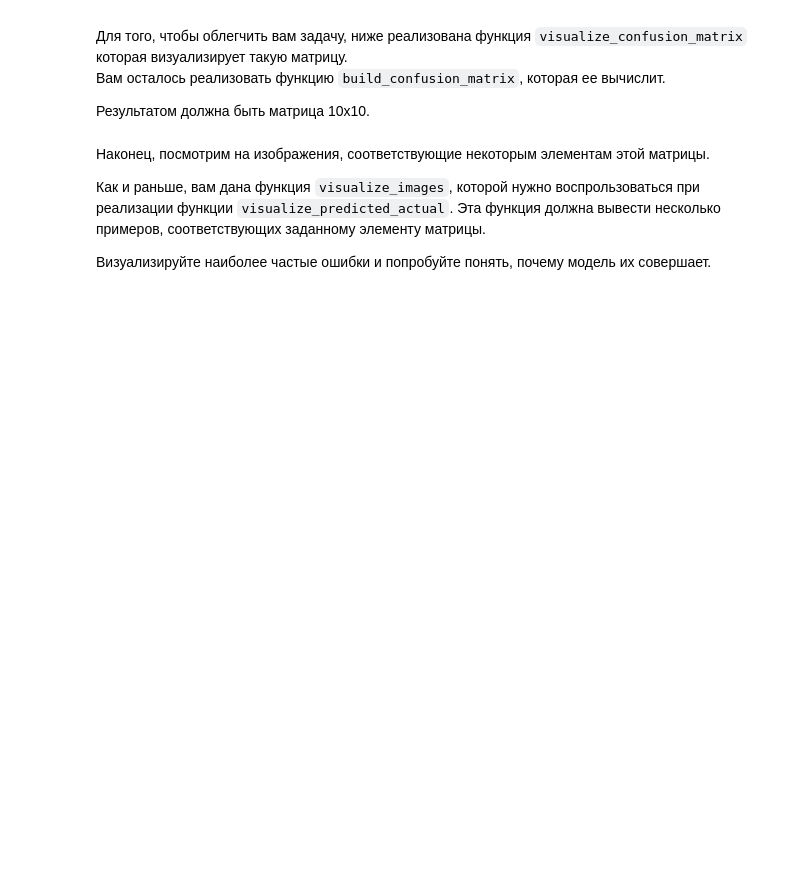
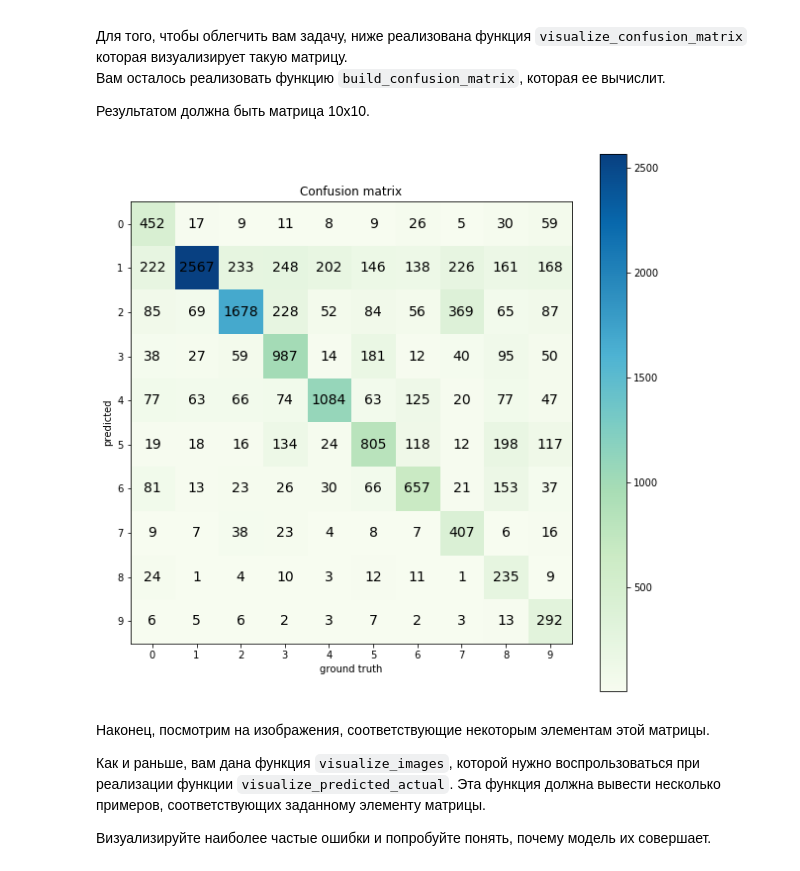
Before and after one commit to DenisYarullin/dlcourse_ai, a Jupyter notebook: assignments/assignment2/PyTorch.ipynb, the cells around one changed output. Drawn from its saved outputs; the diff is of its cells as text; code cells hidden in the pictures; blank space fills up the shorter version.

Commit message:
assignment 2, part 2: PyTorch network, complited

```diff
--- a/assignments/assignment2/PyTorch.ipynb
+++ b/assignments/assignment2/PyTorch.ipynb
@@ -356,12 +356,20 @@ def evaluate_model(model, dataset, indices):
     grount_truth: np array of ints - actual labels of the dataset
     """
     model.eval() # Evaluation mode
+    loader = torch.utils.data.DataLoader(dataset, batch_size=batch_size, sampler=SubsetSampler(indices))
+    with torch.no_grad():
+        predictions = []
+        ground_truth = []
+
+        for (x, y) in loader:
+            prediction = model(x)
+            indices = torch.argmax(prediction, 1)
+            predictions = np.hstack((predictions, indices))
+            ground_truth = np.hstack((ground_truth, y))
 
     # TODO: Evaluate model on the list of indices and capture predictions
     # and ground truth labels
     # Hint: SubsetSampler above could be useful!
-
-    raise Exception("Not implemented")
 
     return predictions, ground_truth
 
@@ -398,35 +406,38 @@ def visualize_confusion_matrix(confusion_matrix):
     assert confusion_matrix.shape[0] == confusion_matrix.shape[1]
     size = confusion_matrix.shape[0]
     fig = plt.figure(figsize=(10,10))
     plt.title("Confusion matrix")
     plt.ylabel("predicted")
     plt.xlabel("ground truth")
     res = plt.imshow(confusion_matrix, cmap='GnBu', interpolation='nearest')
     cb = fig.colorbar(res)
     plt.xticks(np.arange(size))
     plt.yticks(np.arange(size))
     for i, row in enumerate(confusion_matrix):
         for j, count in enumerate(row):
             plt.text(j, i, count, fontsize=14, horizontalalignment='center', verticalalignment='center')
 
 def build_confusion_matrix(predictions, ground_truth):
     """
     Builds confusion matrix from predictions and ground truth
 
     predictions: np array of ints, model predictions for all validation samples
     ground_truth: np array of ints, ground truth for all validation samples
 
     Returns:
     np array of ints, (10,10), counts of samples for predicted/ground_truth classes
     """
 
     confusion_matrix = np.zeros((10,10), np.int)
-
+    for pred, gt in zip(predictions, ground_truth):
+        confusion_matrix[int(pred)][int(gt)] += 1
     # TODO: Implement filling the prediction matrix
-    return np.array([[40, 2, 3], [10, 50,0], [0, 2, 80]])
+    return confusion_matrix;
 
 confusion_matrix = build_confusion_matrix(predictions, gt)
 visualize_confusion_matrix(confusion_matrix)
+# %% [output]
+[figure, added]
 # %% [markdown]
 Наконец, посмотрим на изображения, соответствующие некоторым элементам этой матрицы.
 
```
Also changed, not shown: parts of 11 cells of this notebook.
